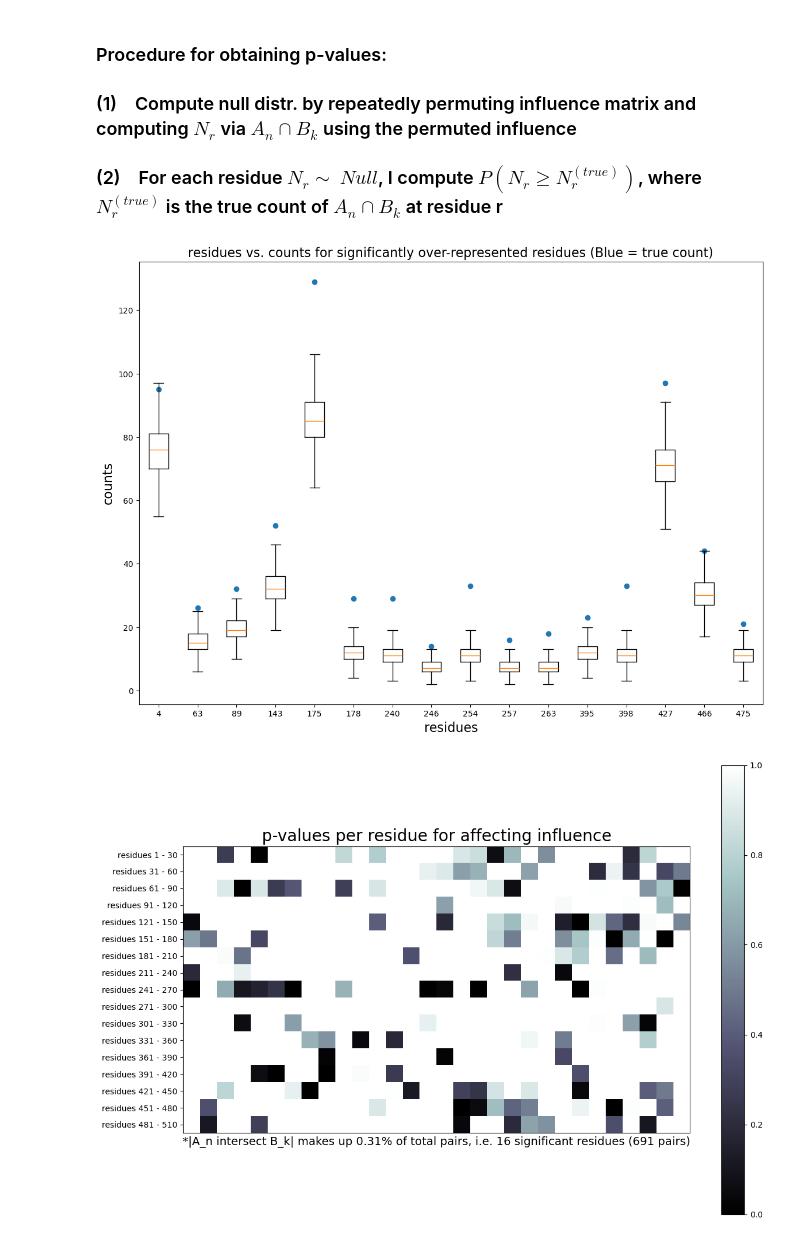
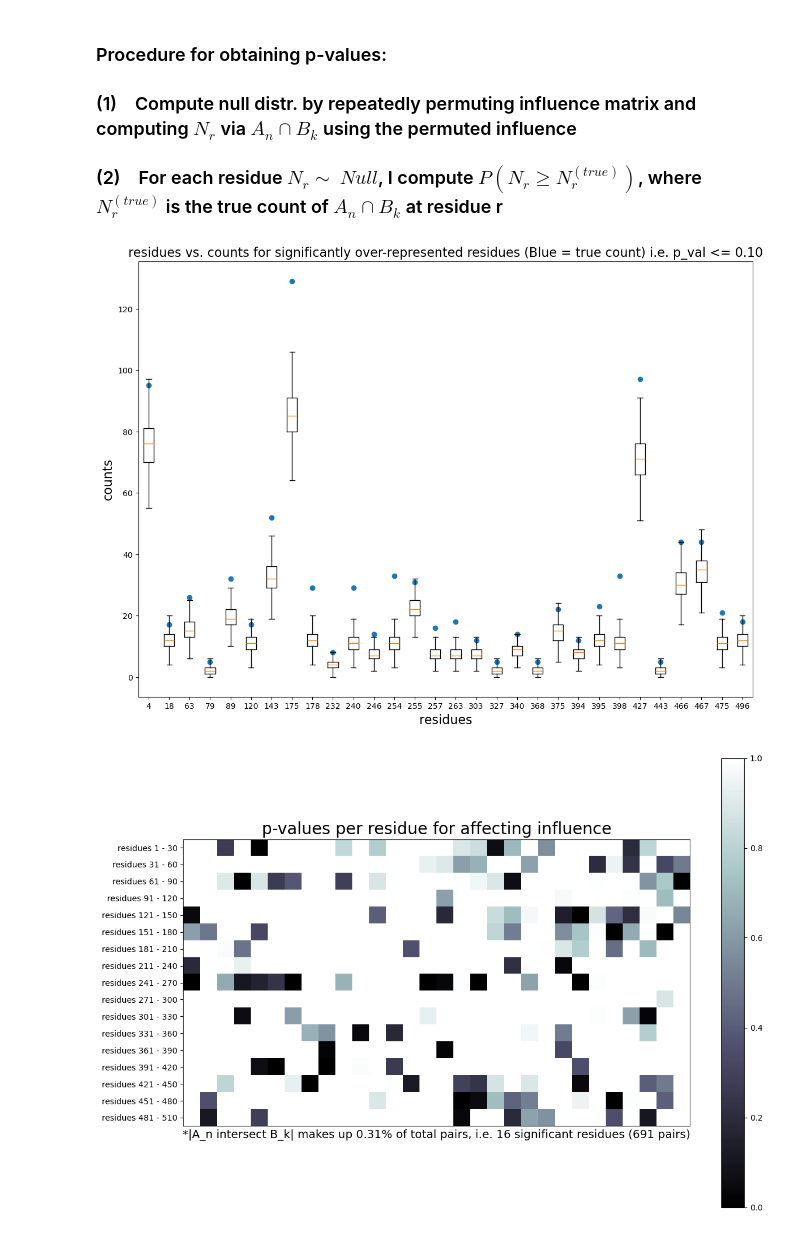
Before and after one commit to blab/sequence-vaes, a Jupyter notebook: ideas_exploration/ex3_exploratory_analysis.ipynb, the cells around one changed output. Saved outputs shown, nothing was run; the diff lists cells and outputs as text; code cells hidden in the pictures.

```diff
--- a/ideas_exploration/ex3_exploratory_analysis.ipynb
+++ b/ideas_exploration/ex3_exploratory_analysis.ipynb
@@ -179,6 +182,20 @@ def construct_null(
     bif_matrix=computed_bif_matrix,
     intersection_matrix=intersection_matrix
 ):
+    """
+    Compute null_distr for N_r at each residue r (see above)
+
+    n_runs (int): number of times to permute influence matrix
+    seq_length (int): length of sequence
+    num_data (int): number of sequences
+    influence_min (int): nth percentile cutoff for influence, i.e. n for A_n (see above)
+    max_ham_dist (int): max hamming distance cutoff, i.e. k for B_k (see above)
+    intersection matrix (np.array): array of shape (num_data, num_data, seq_length) s.t. the i,j,k entry is 1 iff sequence i and sequence j overlap at residue k, and 0 otherwise
+
+    returns:
+    null_distr (np.array): array of shape (n_runs, seq_length) s.t. the r-th column i.e. null_distr[:,r] is the null distribution of residue r
+    """
+
     null_distr = np.zeros((n_runs, seq_length))
     row, col = np.tril_indices(num_data,k=-1)
     bif_matrix = bif_matrix[row,col]
@@ -213,19 +230,21 @@ int_mat_true = np.sum(intersection_matrix[intersection], axis=0)
 
 p_vals = (null_distr >= int_mat_true[None,:]).mean(axis=0)
 # %%
-sig_p_vals_index = np.arange(MAX_TOKEN_LENGTH)[p_vals <= 0.02]
+P_VAL_THRESHOLD = 0.1
+
+sig_p_vals_index = np.arange(MAX_TOKEN_LENGTH)[p_vals <= P_VAL_THRESHOLD]
 fig, ax = plt.subplots(1,1,figsize=(14,10))
 # ax.scatter(np.arange(MAX_TOKEN_LENGTH)[sig_p_vals_index], p_vals[sig_p_vals_index])
 # ax.boxplot([null_distr[:,0], null_distr[:,1]], vert=True)
 ax.boxplot([null_distr[:,x] for x in sig_p_vals_index], vert=True, showfliers=False)
 ax.set_xticklabels(sig_p_vals_index)
 ax.scatter(np.arange(sig_p_vals_index.shape[0]) + 1, int_mat_true[sig_p_vals_index])
 ax.set_xlabel("residues", fontsize=16)
 ax.set_ylabel("counts", fontsize=16)
-plt.title("residues vs. counts for significantly over-represented residues (Blue = true count)", fontsize=16)
+plt.title("residues vs. counts for significantly over-represented residues (Blue = true count) i.e. p_val <= %-.2f"%P_VAL_THRESHOLD, fontsize=16)
 plt.show()
 # %% [output]
-[figure, old version]
+[figure, new version]
 # %%
 tot_data_pair_prop = np.sum(int_mat_true) / (len(bif_data) * len(bif_data)) * 100
 
```
Also changed, not shown: parts of 1 cell of this notebook.
